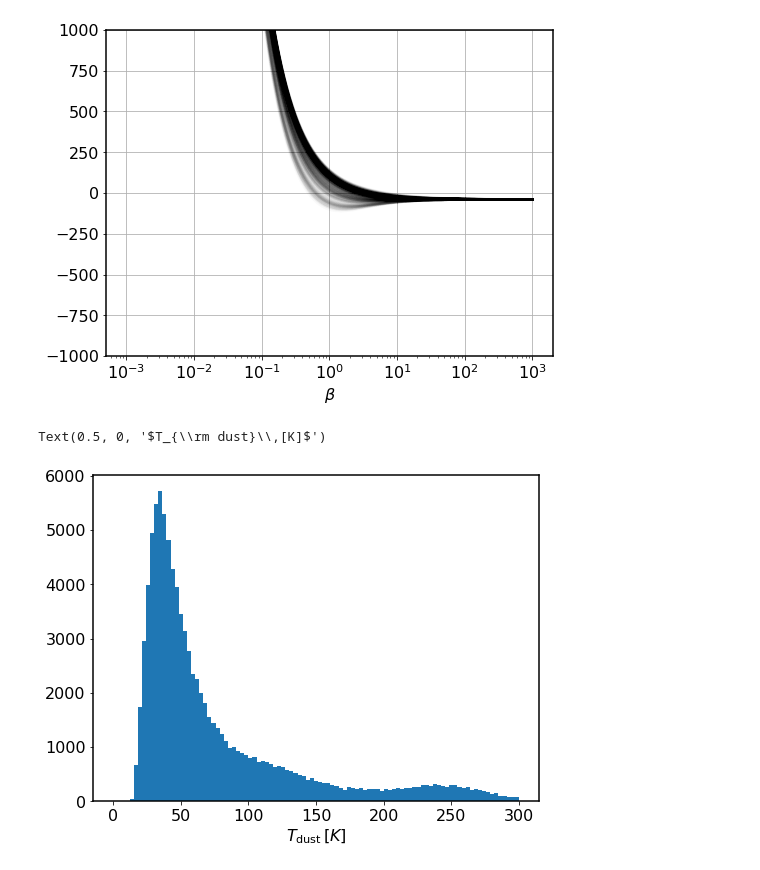
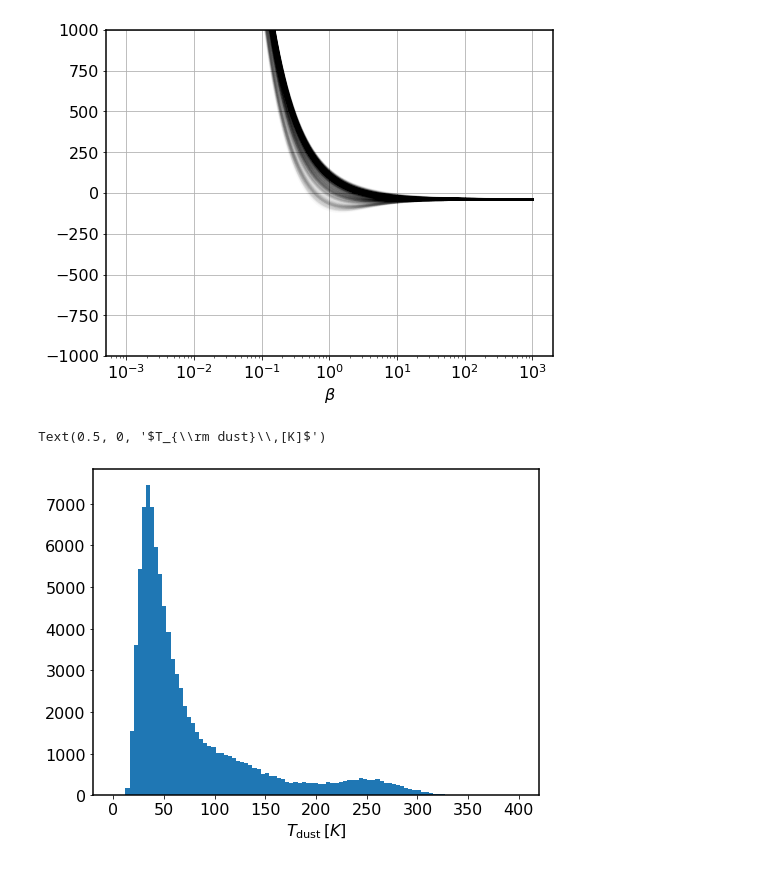
Before and after one commit to kokron/skyLine, a Jupyter notebook: notebooks/TdustPerGalaxyCompute-WIP.ipynb, the cells around one changed output. Drawn from its saved outputs; the diff is of its cells as text; code cells hidden in the pictures.

```diff
--- a/notebooks/TdustPerGalaxyCompute-WIP.ipynb
+++ b/notebooks/TdustPerGalaxyCompute-WIP.ipynb
@@ -144,7 +144,8 @@ def mainsequence_ssfr(halocat):
     #Get cosmic time of each halo for this specific calibrated fit
     logtc = 1.143 - 1.026 * logz - 0.599 * logz**2 + 0.528 * logz**3
 
-    tc = 10**logtc
+    #Factor of 0.5 Myr for ad-hoc calibration
+    tc = 10**logtc - 0.5
 
     logmstar = np.log10(halocat['SM_HALO'])
 
@@ -315,14 +335,14 @@ plt.semilogx()
 # %%
 N=100000
 dustvec = np.zeros(N)
-bins = np.linspace(0, 300, 100)
+bins = np.linspace(0, 400, 100)
 
 for i in range(N):
     res = root_scalar(rootfind, args=i, bracket=[1e-1, 10], method='bisect').root
 
     dustvec[i] = Ad * (LIRvec[i]/mdust[i])**(1/(4+res))
 plt.hist(dustvec, bins=bins)
 plt.xlabel(r'$T_{\rm dust}\,[K]$')
 # %% [output]
 Text(0.5, 0, '$T_{\\rm dust}\\,[K]$')
-[figure, old version]
+[figure, new version]
```
Also changed, not shown: parts of 2 cells of this notebook, 4 other files.
